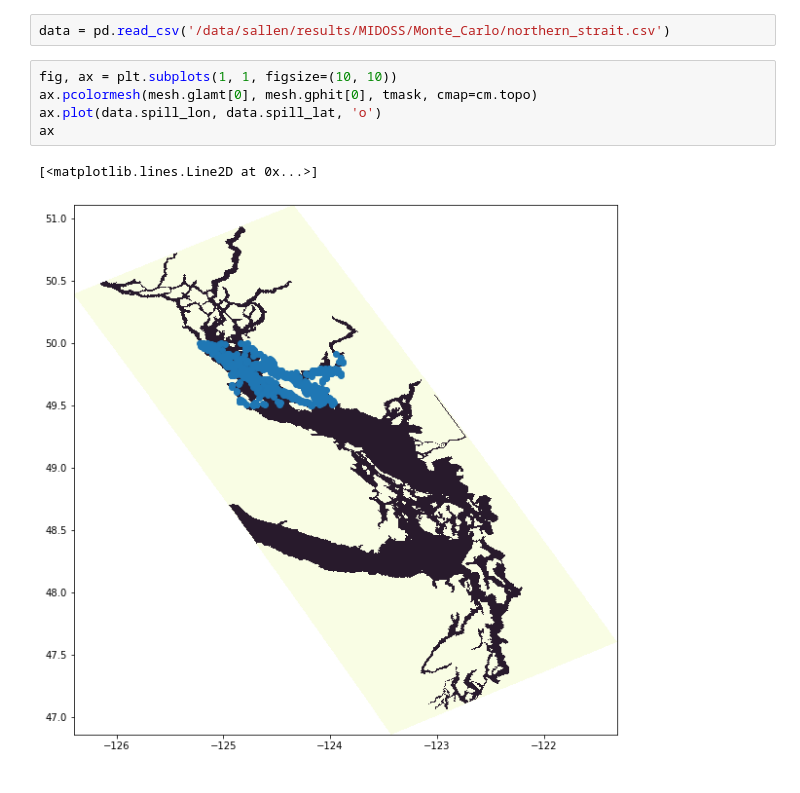
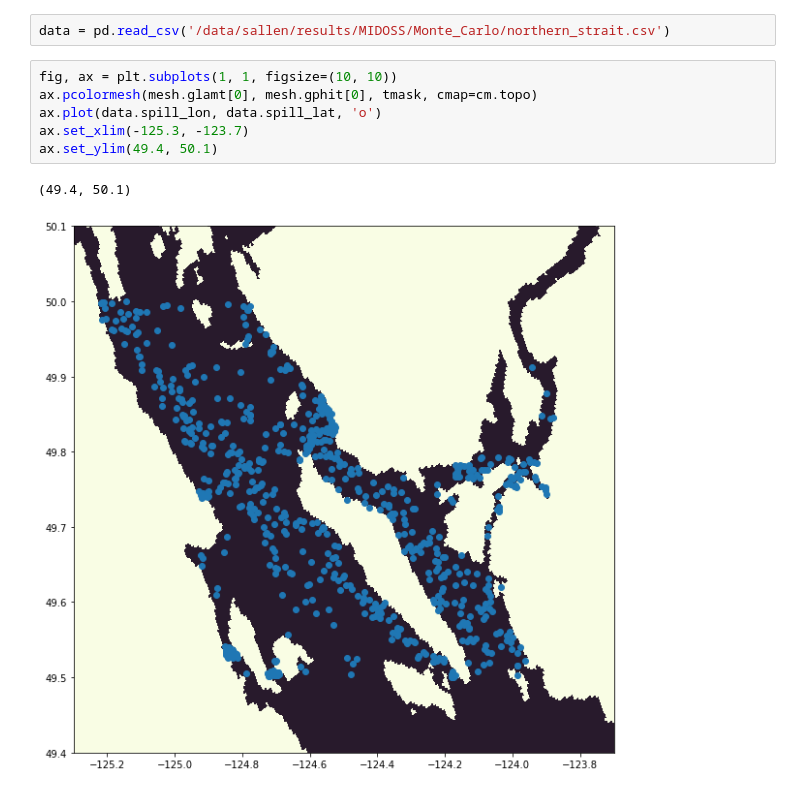
Before and after one commit to MIDOSS/Visualization, a Jupyter notebook: MapSpills.ipynb, the cells around one changed output. Saved outputs shown, nothing was run; the diff lists cells and outputs as text.

```diff
--- a/MapSpills.ipynb
+++ b/MapSpills.ipynb
@@ -20,8 +20,9 @@ data = pd.read_csv('/data/sallen/results/MIDOSS/Monte_Carlo/northern_strait.csv'
 # %%
 fig, ax = plt.subplots(1, 1, figsize=(10, 10))
 ax.pcolormesh(mesh.glamt[0], mesh.gphit[0], tmask, cmap=cm.topo)
 ax.plot(data.spill_lon, data.spill_lat, 'o')
-ax
+ax.set_xlim(-125.3, -123.7)
+ax.set_ylim(49.4, 50.1)
 # %% [output]
-[<matplotlib.lines.Line2D at 0x...>]
+(49.4, 50.1)
-[figure, old version]
+[figure, new version]
```
Also changed, not shown: 2 other files.
